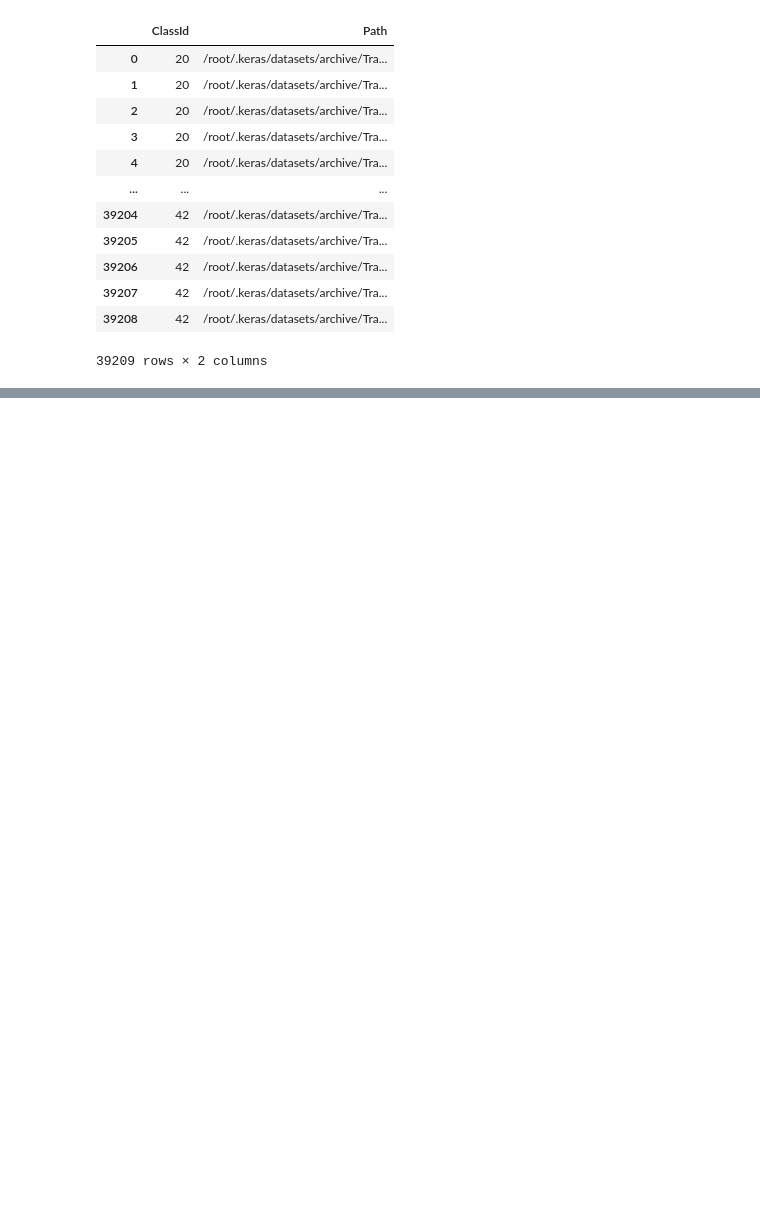
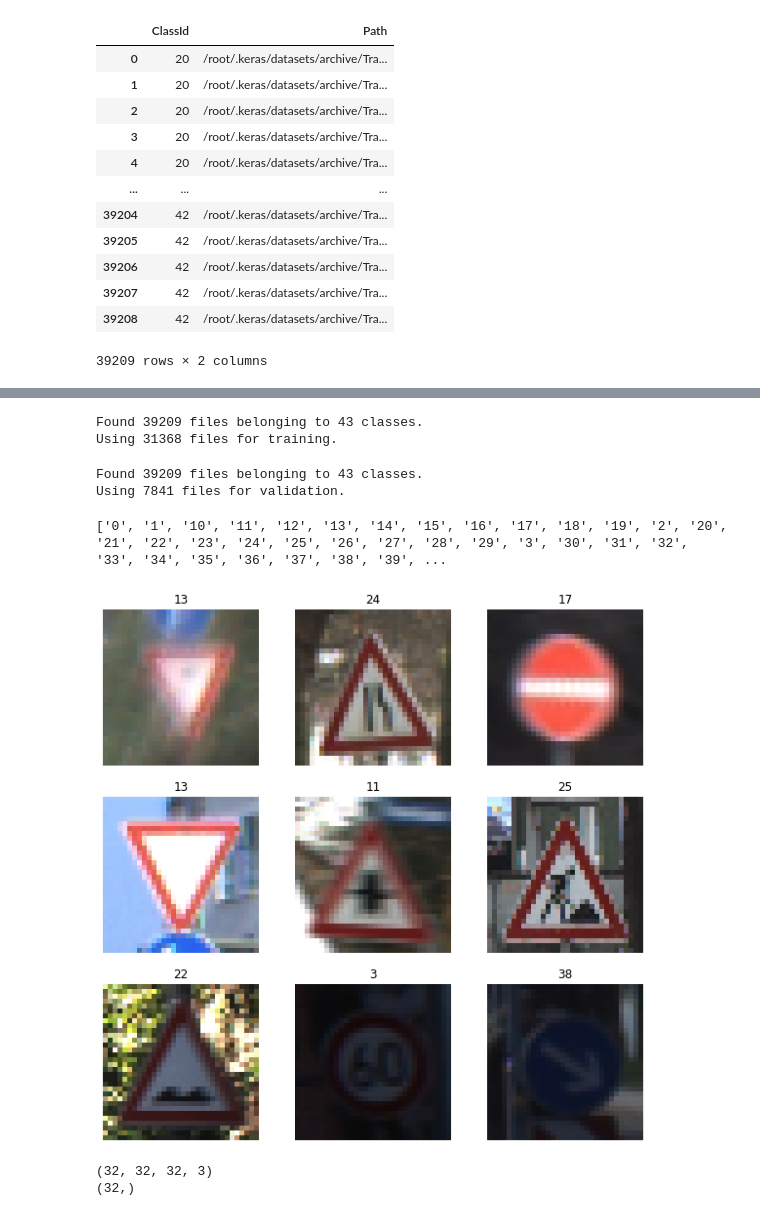
Before and after one commit to luoyuhan011/309CourseWork2, a Jupyter notebook: test.ipynb, the cells around one changed output, grey strips where cells are left out. Cells and saved outputs as stored; diff of their text form; code cells hidden in the pictures; blank space fills up the shorter version.

```diff
--- a/test.ipynb
+++ b/test.ipynb
@@ -60,3 +43,54 @@ img.resize((227, 227))
 # %% [output]
 label 20
 [figure]
+# %%
+batch_size = 32
+img_height = 32
+img_width = 32
+# %%
+train_set = tf.keras.utils.image_dataset_from_directory(
+  '/root/.keras/datasets/archive/Train',
+  validation_split=0.2,
+  subset="training",
+  seed=123,
+  image_size=(img_height, img_width),
+  batch_size=batch_size)
+# %% [output]
+Found 39209 files belonging to 43 classes.
+Using 31368 files for training.
+# %%
+val_set = tf.keras.utils.image_dataset_from_directory(
+  '/root/.keras/datasets/archive/Train',
+  validation_split=0.2,
+  subset="validation",
+  seed=123,
+  image_size=(img_height, img_width),
+  batch_size=batch_size)
+# %% [output]
+Found 39209 files belonging to 43 classes.
+Using 7841 files for validation.
+# %%
+class_names = train_set.class_names
+print(class_names)
+# %% [output]
+['0', '1', '10', '11', '12', '13', '14', '15', '16', '17', '18', '19', '2', '20', '21', '22', '23', '24', '25', '26', '27', '28', '29', '3', '30', '31', '32', '33', '34', '35', '36', '37', '38', '39', ...
+# %%
+import matplotlib.pyplot as plt
+
+plt.figure(figsize=(10, 10))
+for images, labels in train_set.take(1):
+  for i in range(9):
+    ax = plt.subplot(3, 3, i + 1)
+    plt.imshow(images[i].numpy().astype("uint8"))
+    plt.title(class_names[labels[i]])
+    plt.axis("off")
+# %% [output]
+[figure, added]
+# %%
+for image_batch, labels_batch in train_set:
+  print(image_batch.shape)
+  print(labels_batch.shape)
+  break
+# %% [output]
+(32, 32, 32, 3)
+(32,)
```
Also changed, not shown: parts of 8 cells of this notebook.
